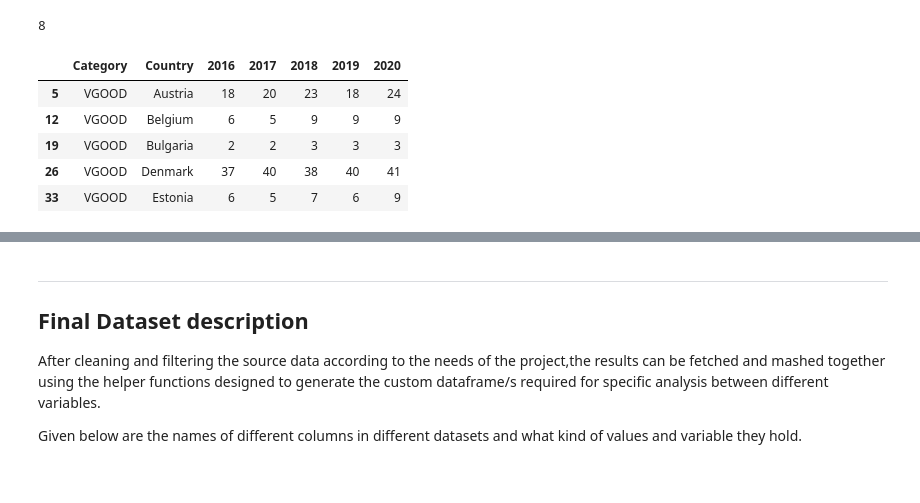
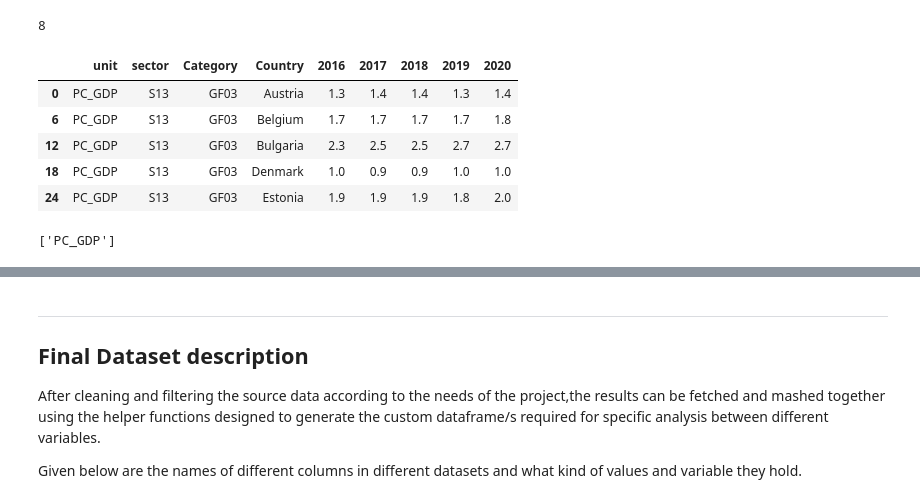
Before and after one commit to Prisoner-s-Dilemma/OpenAccess-DigitalEthics-ProjectMaterial, a Jupyter notebook: Mashup_datasets.ipynb, the cells around one changed output, grey strips where cells are left out. Saved outputs shown, nothing was run; the diff lists cells and outputs as text; code cells hidden in the pictures.

```diff
--- a/Mashup_datasets.ipynb
+++ b/Mashup_datasets.ipynb
@@ -353,14 +352,18 @@ df_D7_4 = df_D7_4.rename(columns={'cofog99':'Category'})
 df_D7_5 = df_D7_5.rename(columns={'cofog99':'Category'})
 df_D7_6 = df_D7_6.rename(columns={'cofog99':'Category'})
 # %%
-df_D4_5.head()
+df_D7_1.head()
 # %% [output]
-|  | Category | Country | 2016 | 2017 | 2018 | 2019 | 2020 |
-| 5 | VGOOD | Austria | 18 | 20 | 23 | 18 | 24 |
-| 12 | VGOOD | Belgium | 6 | 5 | 9 | 9 | 9 |
-| 19 | VGOOD | Bulgaria | 2 | 2 | 3 | 3 | 3 |
-| 26 | VGOOD | Denmark | 37 | 40 | 38 | 40 | 41 |
-| 33 | VGOOD | Estonia | 6 | 5 | 7 | 6 | 9 |
+|  | unit | sector | Category | Country | 2016 | 2017 | 2018 | 2019 | 2020 |
+| 0 | PC_GDP | S13 | GF03 | Austria | 1.3 | 1.4 | 1.4 | 1.3 | 1.4 |
+| 6 | PC_GDP | S13 | GF03 | Belgium | 1.7 | 1.7 | 1.7 | 1.7 | 1.8 |
+| 12 | PC_GDP | S13 | GF03 | Bulgaria | 2.3 | 2.5 | 2.5 | 2.7 | 2.7 |
+| 18 | PC_GDP | S13 | GF03 | Denmark | 1.0 | 0.9 | 0.9 | 1.0 | 1.0 |
+| 24 | PC_GDP | S13 | GF03 | Estonia | 1.9 | 1.9 | 1.9 | 1.8 | 2.0 |
+# %%
+col_unique_val(df_D7_1,'unit')
+# %% [output]
+['PC_GDP']
 # %%
 # checking if there are space characters in the dfs
 for item in df_D3_1.columns:
```
Also changed, not shown: parts of 4 cells of this notebook.
